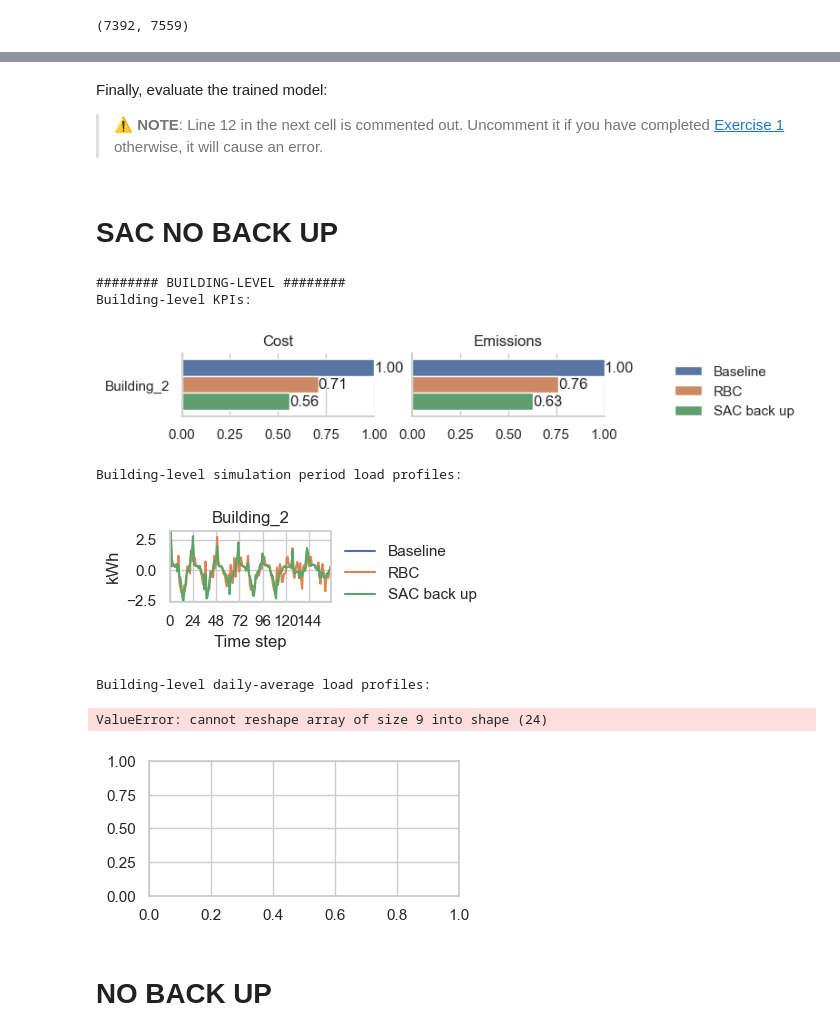
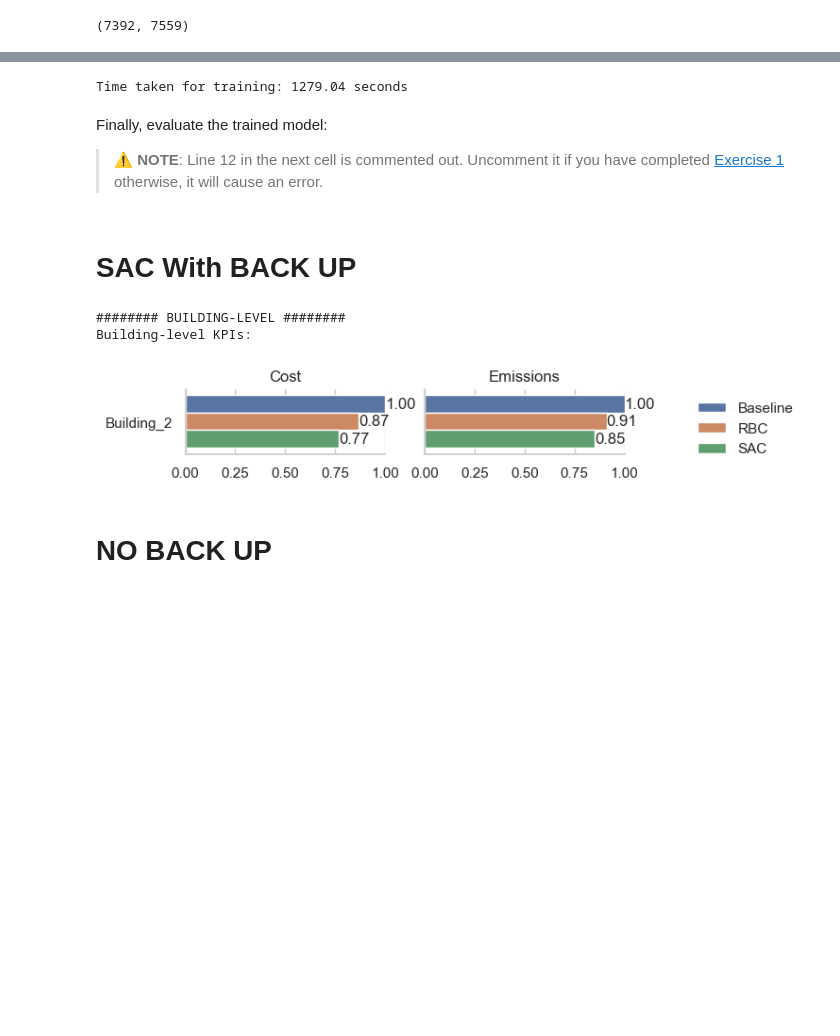
Before and after one commit to LeoBenac/Derms, a Jupyter notebook: derms.ipynb, the cells around one changed output, grey strips where cells are left out. Cells and saved outputs as stored; diff of their text form; code cells hidden in the pictures; blank space fills up the shorter version.

```diff
--- a/derms.ipynb
+++ b/derms.ipynb
@@ -1005,0 +683,3 @@ Selected 7-day simulation period: (7392, 7559)
+# %%
+EVAL_START_TIME_STEP, EVAL_END_TIME_STEP = SIMULATION_START_TIME_STEP +7*24, SIMULATION_END_TIME_STEP +7*24
+EVAL_START_TIME_STEP, EVAL_END_TIME_STEP, EVAL_START_TIME_STEP- EVAL_END_TIME_STEP
@@ -2222,31 +1671,62 @@ sacr_env = CityLearnEnv(
     central_agent=CENTRAL_AGENT,
     buildings=BUILDINGS,
     active_observations=ACTIVE_OBSERVATIONS,
-    simulation_start_time_step=SIMULATION_START_TIME_STEP,
-    simulation_end_time_step=SIMULATION_END_TIME_STEP,
+    simulation_start_time_step=EVAL_START_TIME_STEP,
+    simulation_end_time_step=EVAL_END_TIME_STEP,
     reward_function=CustomReward, # assign custom reward function
 )
 sacr_env = NormalizedObservationWrapper(sacr_env)
+# sacr_env = DiscreteActionWrapper(sacr_env)
 sacr_env = StableBaselines3Wrapper(sacr_env)
+
 sacr_model = SAC(policy='MlpPolicy', env=sacr_env, seed=RANDOM_SEED)
+# sacr_model = PPO(policy='MlpPolicy', env=sacr_env, seed=RANDOM_SEED)
+# sacr_model = DDPG(policy='MlpPolicy', env=sacr_env, seed=RANDOM_SEED)
+# sacr_model = A2C(policy='MlpPolicy', env=sacr_env, seed=RANDOM_SEED)
 
 sacr_episode_timesteps = sacr_env.unwrapped.time_steps - 1
 
+start_time = time.time()
 
-for i in tqdm(range(200)):
+for i in tqdm(range(2_00)):
     sacr_model = sacr_model.learn(
         total_timesteps=sacr_episode_timesteps,
         reset_num_timesteps=False,
     )
+
+# End timing
+end_time = time.time()
+
+# Calculate and print the elapsed time
+elapsed_time = end_time - start_time
+print(f"Time taken for training: {elapsed_time:.2f} seconds")
+# %% [output]
+Time taken for training: 1279.04 seconds
 # %% [markdown]
 Finally, evaluate the trained model:
 
 > ⚠️ **NOTE**:
 > Line 12 in the next cell is commented out. Uncomment it if you have completed [Exercise 1](https://colab.research.google.com/drive/10X0l8FqB4P-gwj6tff-qJyGfU9ZcFScZ#scrollTo=D8fho9lwLmwE) otherwise, it will cause an error.
 # %% [markdown]
-# SAC NO BACK UP
+# SAC With BACK UP
+# %%
+#Evaluating on a differnt time sequences
+
+
+sacr_env_eval = CityLearnEnv(
+    DATASET_NAME,
+    central_agent=CENTRAL_AGENT,
+    buildings=BUILDINGS,
+    active_observations=ACTIVE_OBSERVATIONS,
+    simulation_start_time_step=EVAL_START_TIME_STEP,
+    simulation_end_time_step=EVAL_END_TIME_STEP,
+    reward_function=CustomReward, # assign custom reward function
+)
+sacr_env_eval = NormalizedObservationWrapper(sacr_env_eval)
+# sacr_env = DiscreteActionWrapper(sacr_env)
+sacr_env_eval = StableBaselines3Wrapper(sacr_env_eval)
 # %%
-observations, _ = sacr_env.reset()
+observations, _ = sacr_env_eval.reset()
 
 sac_actions = []
 soc_values_sac = []
@@ -2260,17 +1740,36 @@ nbr_back_up_call_sac = 0
 
 # assert (back_up == True) or (back_up_smooth == True)
 
-building = sacr_env.buildings[0]
+building = sacr_env_eval.buildings[0]
 storage = building.electrical_storage
 
-while not sacr_env.unwrapped.terminated:
+while not sacr_env_eval.unwrapped.terminated:
 
 
     actions, _ = sacr_model.predict(observations, deterministic=True)
+    soc_current = storage.soc[building.time_step]
 
 
+    ## Discretizing the actionss
 
-    soc_current = storage.soc[building.time_step]
+    # if actions[0] > 0.3:
+    #   actions = [0.3]
+
+    # elif actions[0] < -0.3:
+    #   actions = [-0.3]
+
+    # elif actions[0] > 0.05:
+    #   actions = [0.15]
+
+    # elif actions[0] < -0.05:
+    #   actions = [-0.15]
+
+    # elif 0.0 <actions[0] < 0.05:
+    #   actions = [0.0]
+
+    # elif -0.05 <actions[0] < 0.0:
+    #   actions = [0.0]
+
 
 
     if back_up:
@@ -2284,41 +1783,36 @@ while not sacr_env.unwrapped.terminated:
           nbr_back_up_call_sac +=1
           actions = [0.10]
 
 
     action = actions[0]
 
 
 
-    observations, _, _, _, _ = sacr_env.step(actions)
+    observations, _, _, _, _ = sacr_env_eval.step(actions)
     sac_actions.append(action)
     soc_values_sac.append(soc_current)
 
 
 
 
 # plot summary and compare with other control results
 
 plot_simulation_summary({
     'Baseline': baseline_env,
     # Uncomment line below if you have completed Exercise 1
     # 'Random': random_env,
     # 'RBC': rbc_env,
     # 'TQL': tql_env,
     # 'SAC-1': sac_env,
     'RBC': rbc_env,
-    'SAC back up': sacr_env
+    'SAC': sacr_env_eval
 })
 
 soc_values_sac = np.array(soc_values_sac)
 # %% [output]
 ######## BUILDING-LEVEL ########
 Building-level KPIs:
-[figure, old version]
+[figure, new version]
-Building-level simulation period load profiles:
-[figure, removed]
-Building-level daily-average load profiles:
-ValueError: cannot reshape array of size 9 into shape (24)
-[figure, removed]
 # %% [markdown]
 # NO BACK UP
 # %%
```
Also changed, not shown: parts of 52 cells of this notebook.
